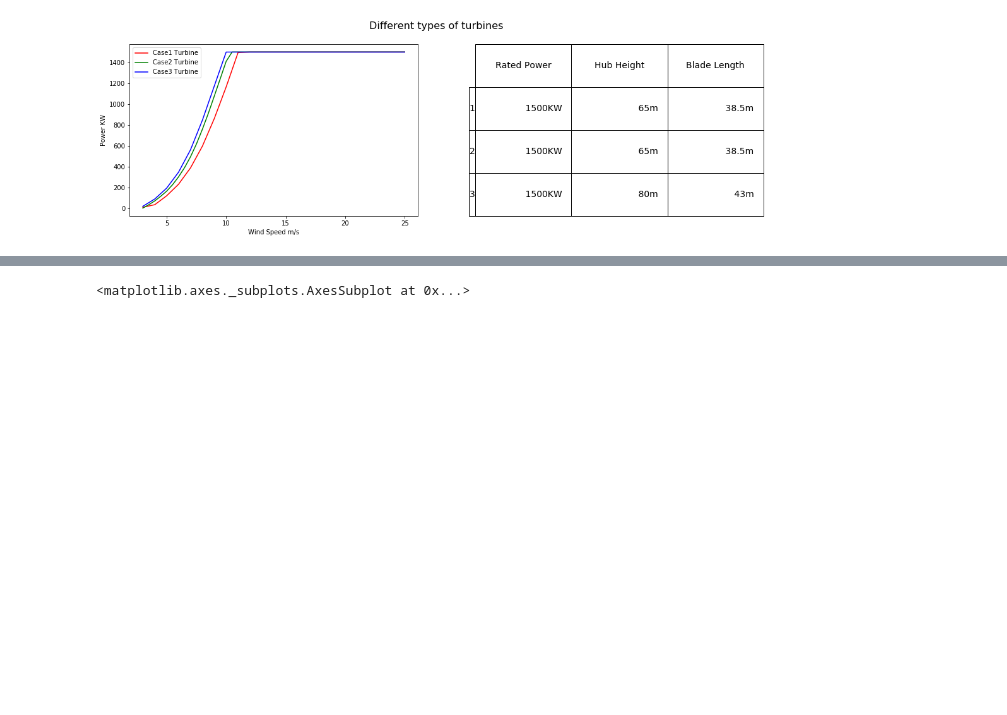
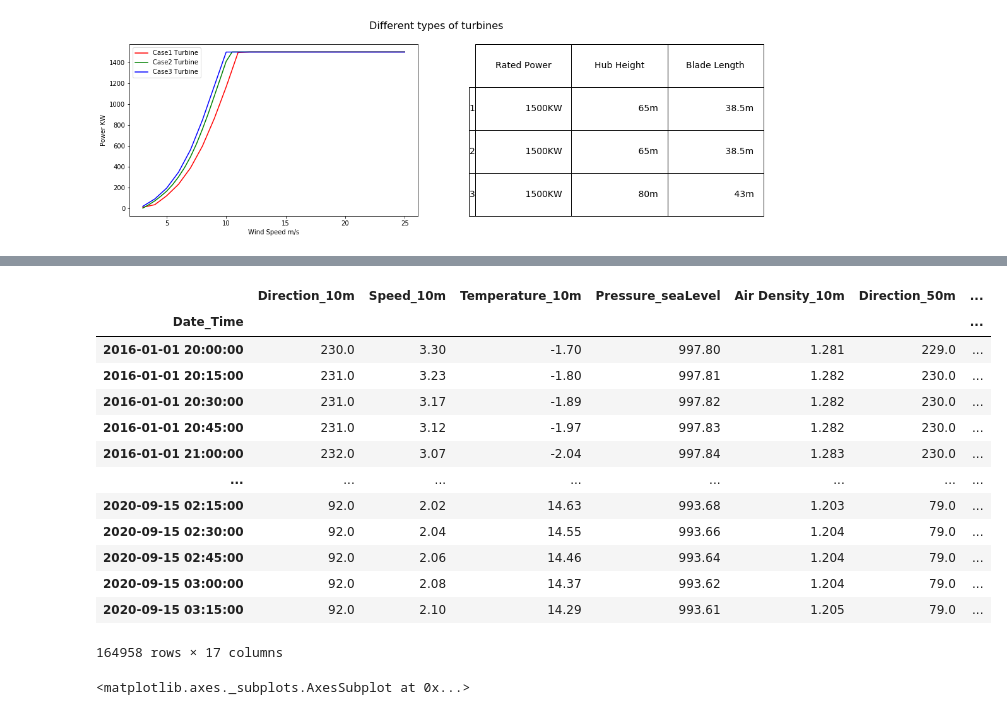
Before and after one commit to tamas-paulik/WindPower_Estimation, a Jupyter notebook: Untitled.ipynb, the cells around one changed output, grey strips where cells are left out. Saved outputs shown, nothing was run; the diff lists cells and outputs as text; code cells hidden in the pictures; blank space fills up the shorter version.

```diff
--- a/Untitled.ipynb
+++ b/Untitled.ipynb
@@ -150,9 +143,11 @@ nwp_case_3 = pd.read_csv (r''+dataPath+'\Case3\Proj_NWP_Case3.csv', header=0)
 nwp_case_1['Date_Time']= pd.to_datetime(nwp_case_1['Date_Time'])
 nwp_case_2['Date_Time']= pd.to_datetime(nwp_case_2['Date_Time'])
 nwp_case_3['Date_Time']= pd.to_datetime(nwp_case_3['Date_Time'])
-nwp_case_1 = nwp_case_1.set_index('Date_Time')
-nwp_case_2 = nwp_case_2.set_index('Date_Time')
-nwp_case_3 = nwp_case_3.set_index('Date_Time')
+
+# Completing missing date_times in NWP data
+nwp_case_1 = nwp_case_1.merge(measurement_case_1['Date_Time'],on='Date_Time',how='outer')
+nwp_case_2 = nwp_case_2.merge(measurement_case_2['Date_Time'],on='Date_Time',how='outer')
+nwp_case_3 = nwp_case_3.merge(measurement_case_3['Date_Time'],on='Date_Time',how='outer')
 
 print(nwp_case_1)
 # %% [output]
@@ -176,3 +171,33 @@ Date_Time
+# %%
+#Setting date times as indexes
+measurement_case_1 = measurement_case_1.set_index('Date_Time')
+measurement_case_2 = measurement_case_2.set_index('Date_Time')
+measurement_case_3 = measurement_case_3.set_index('Date_Time')
+nwp_case_1 = nwp_case_1.set_index('Date_Time')
+nwp_case_2 = nwp_case_2.set_index('Date_Time')
+nwp_case_3 = nwp_case_3.set_index('Date_Time')
+
+measurement_case_1.sort_index()
+measurement_case_2.sort_index()
+measurement_case_3.sort_index()
+nwp_case_1.sort_index()
+nwp_case_2.sort_index()
+nwp_case_3.sort_index()
+# %% [output]
+|  | Direction_10m | Speed_10m | Temperature_10m | Pressure_seaLevel | Air Density_10m | Direction_50m | ... |
+| Date_Time |  |  |  |  |  |  | ... |
+| 2016-01-01 20:00:00 | 230.0 | 3.30 | -1.70 | 997.80 | 1.281 | 229.0 | ... |
+| 2016-01-01 20:15:00 | 231.0 | 3.23 | -1.80 | 997.81 | 1.282 | 230.0 | ... |
+| 2016-01-01 20:30:00 | 231.0 | 3.17 | -1.89 | 997.82 | 1.282 | 230.0 | ... |
+| 2016-01-01 20:45:00 | 231.0 | 3.12 | -1.97 | 997.83 | 1.282 | 230.0 | ... |
+| 2016-01-01 21:00:00 | 232.0 | 3.07 | -2.04 | 997.84 | 1.283 | 230.0 | ... |
+| ... | ... | ... | ... | ... | ... | ... | ... |
+| 2020-09-15 02:15:00 | 92.0 | 2.02 | 14.63 | 993.68 | 1.203 | 79.0 | ... |
+| 2020-09-15 02:30:00 | 92.0 | 2.04 | 14.55 | 993.66 | 1.204 | 79.0 | ... |
+| 2020-09-15 02:45:00 | 92.0 | 2.06 | 14.46 | 993.64 | 1.204 | 79.0 | ... |
+| 2020-09-15 03:00:00 | 92.0 | 2.08 | 14.37 | 993.62 | 1.204 | 79.0 | ... |
+| 2020-09-15 03:15:00 | 92.0 | 2.10 | 14.29 | 993.61 | 1.205 | 79.0 | ... |
+164958 rows × 17 columns
 # %%
 fig = plt.figure(figsize=(100*cm,50*cm))
 ax1 = plt.gca()
```
Also changed, not shown: parts of 6 cells of this notebook.
